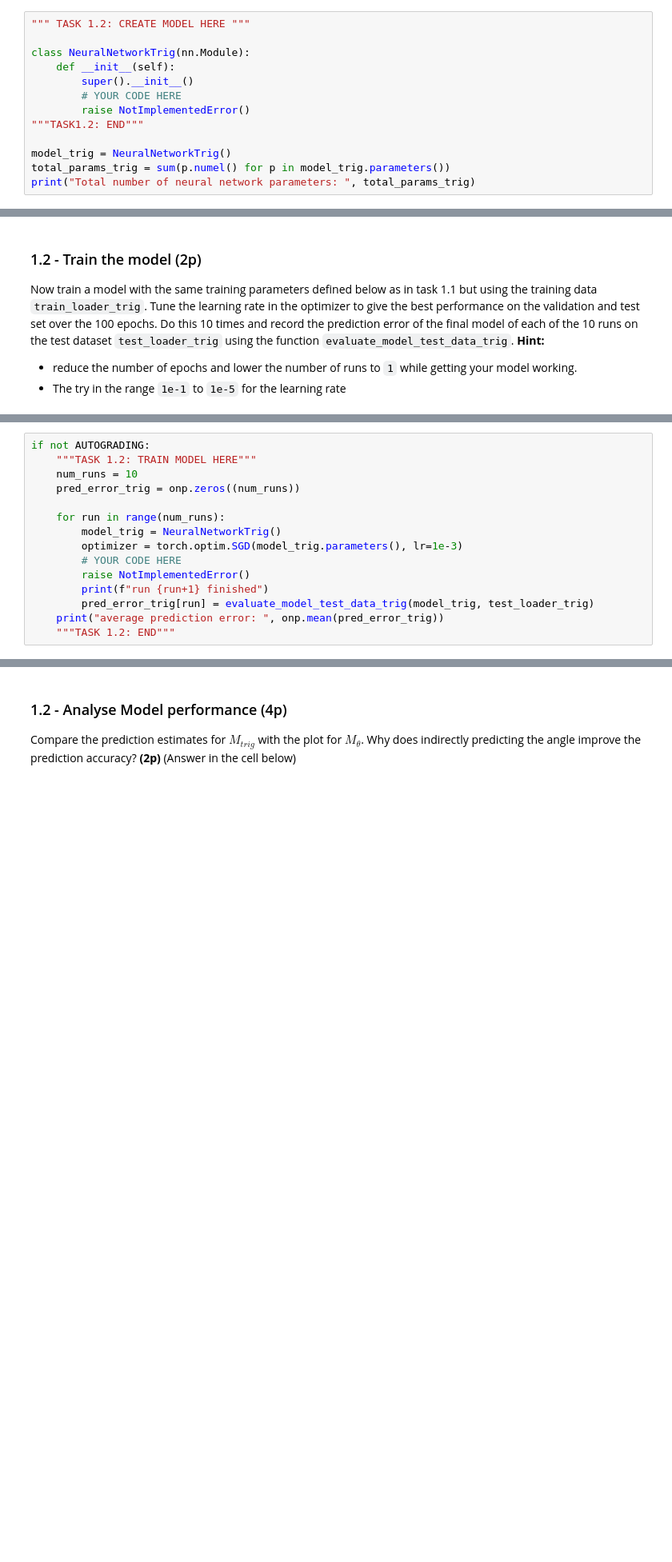
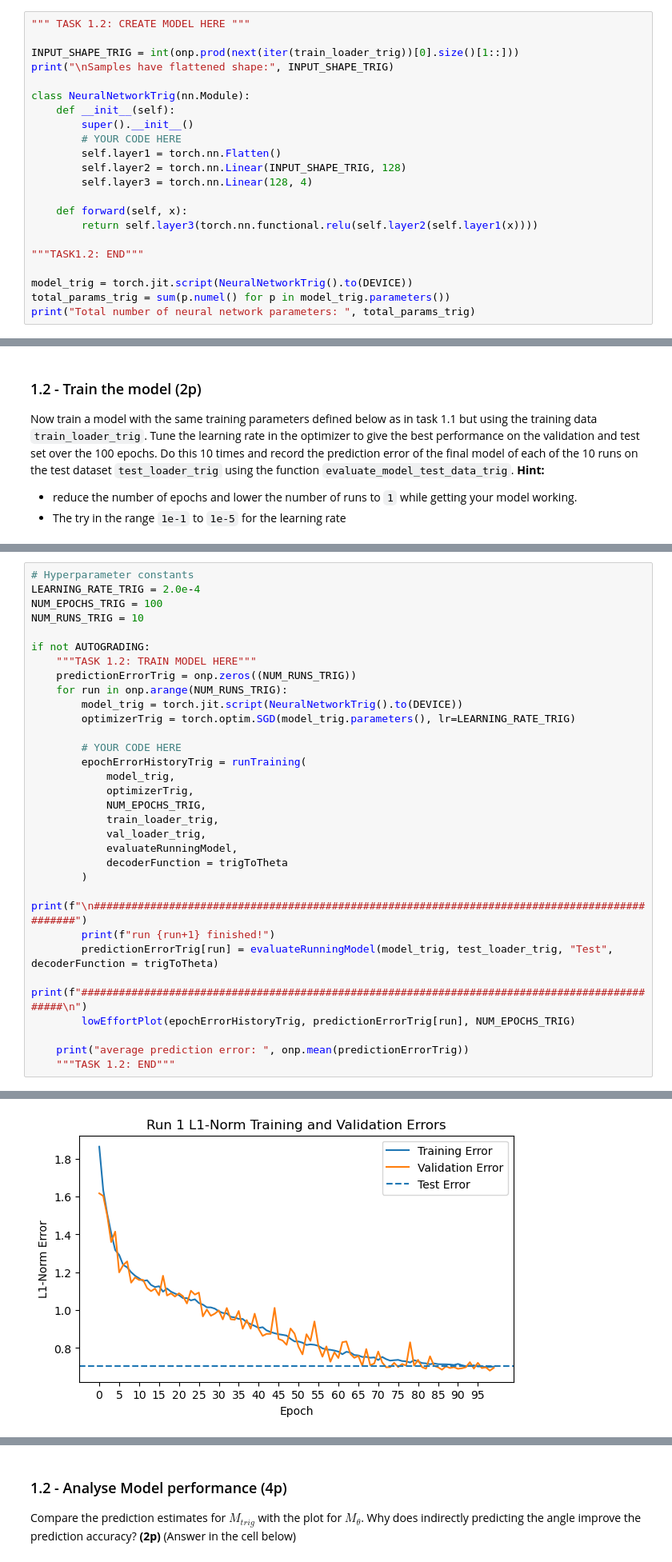
Before and after one commit to Jesperoka/ICS-Project, a Jupyter notebook: assignment/problem_1/task_1b_train_NN.ipynb, the cells around one changed output, grey strips where cells are left out. Shown at 80% size. Cells and saved outputs as stored; diff of their text form; blank space fills up the shorter version.

```diff
--- a/assignment/problem_1/task_1b_train_NN.ipynb
+++ b/assignment/problem_1/task_1b_train_NN.ipynb
@@ -457,14 +757,23 @@ if not AUTOGRADING:
 Copy the model you created in Task 1.1. Change the number of hidden units of the final layer from 2 to 4. We do so, because we now want to predict two outputs ($\sin(\theta)$, $\cos(\theta)$) for both link angles, instead of only two outputs, $\theta_1$ and $\theta_2$.
 # %%
 """ TASK 1.2: CREATE MODEL HERE """
+
+INPUT_SHAPE_TRIG = int(onp.prod(next(iter(train_loader_trig))[0].size()[1::]))
+print("\nSamples have flattened shape:", INPUT_SHAPE_TRIG)
 
 class NeuralNetworkTrig(nn.Module):
     def __init__(self):
         super().__init__()
         # YOUR CODE HERE
-        raise NotImplementedError()
+        self.layer1 = torch.nn.Flatten()
+        self.layer2 = torch.nn.Linear(INPUT_SHAPE_TRIG, 128)
+        self.layer3 = torch.nn.Linear(128, 4)
+
+    def forward(self, x):
+        return self.layer3(torch.nn.functional.relu(self.layer2(self.layer1(x))))
+
 """TASK1.2: END"""
 
-model_trig = NeuralNetworkTrig()
+model_trig = torch.jit.script(NeuralNetworkTrig().to(DEVICE))
 total_params_trig = sum(p.numel() for p in model_trig.parameters())
 print("Total number of neural network parameters: ", total_params_trig)
@@ -507,15 +789,32 @@ def evaluate_model_test_data_trig(_model, _test_loader):
 # %%
+# Hyperparameter constants
+LEARNING_RATE_TRIG = 2.0e-4
+NUM_EPOCHS_TRIG = 100
+NUM_RUNS_TRIG = 10
+
 if not AUTOGRADING:
     """TASK 1.2: TRAIN MODEL HERE"""
-    num_runs = 10
-    pred_error_trig = onp.zeros((num_runs))
+    predictionErrorTrig = onp.zeros((NUM_RUNS_TRIG))
+    for run in onp.arange(NUM_RUNS_TRIG):
+        model_trig = torch.jit.script(NeuralNetworkTrig().to(DEVICE))
+        optimizerTrig = torch.optim.SGD(model_trig.parameters(), lr=LEARNING_RATE_TRIG)
 
-    for run in range(num_runs):
-        model_trig = NeuralNetworkTrig()
-        optimizer = torch.optim.SGD(model_trig.parameters(), lr=1e-3)
         # YOUR CODE HERE
-        raise NotImplementedError()
-        print(f"run {run+1} finished")
-        pred_error_trig[run] = evaluate_model_test_data_trig(model_trig, test_loader_trig)
-    print("average prediction error: ", onp.mean(pred_error_trig))
+        epochErrorHistoryTrig = runTraining(
+            model_trig,
+            optimizerTrig,
+            NUM_EPOCHS_TRIG,
+            train_loader_trig,
+            val_loader_trig,
+            evaluateRunningModel,
+            decoderFunction = trigToTheta
+        )
+        print(f"\n###############################################################################################")
+        print(f"run {run+1} finished!")
+        predictionErrorTrig[run] = evaluateRunningModel(model_trig, test_loader_trig, "Test", decoderFunction = trigToTheta)
+        print(f"###############################################################################################\n")
+        lowEffortPlot(epochErrorHistoryTrig, predictionErrorTrig[run], NUM_EPOCHS_TRIG)
+
+    print("average prediction error: ", onp.mean(predictionErrorTrig))
     """TASK 1.2: END"""
+# %% [output]
@@ -521,0 +838 @@ if not AUTOGRADING:
+[figure, added]
```
Also changed, not shown: parts of 40 cells of this notebook, 1 other file.
